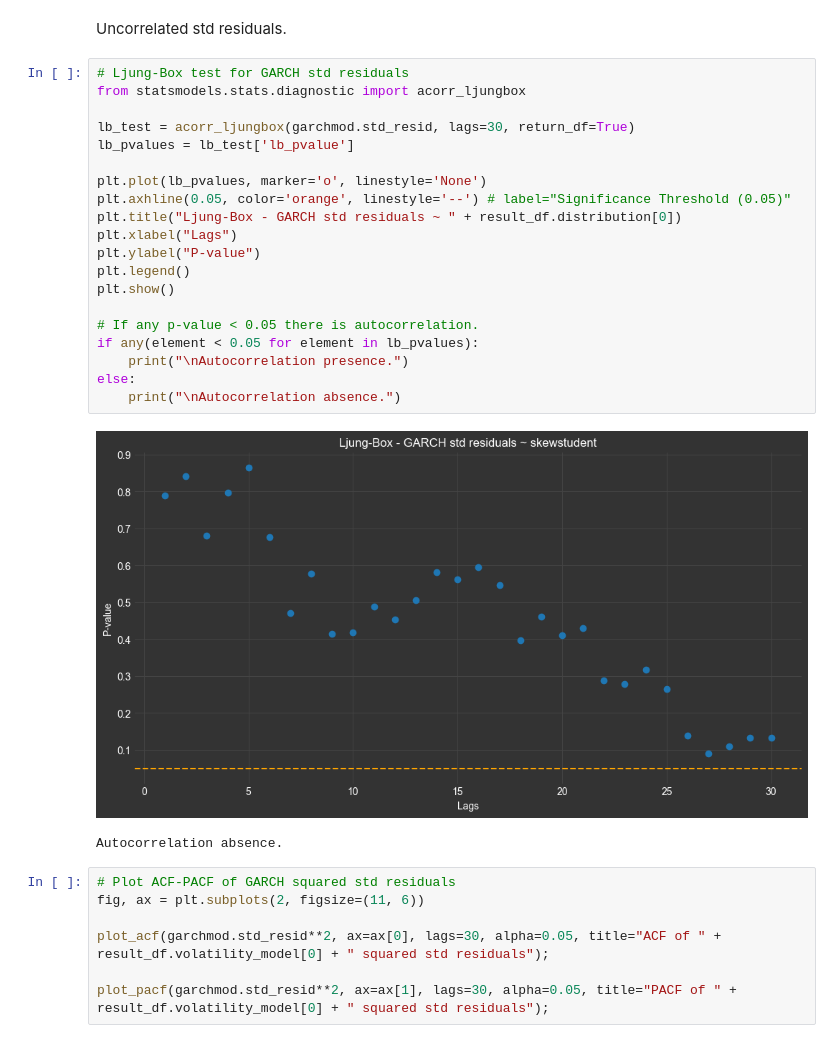
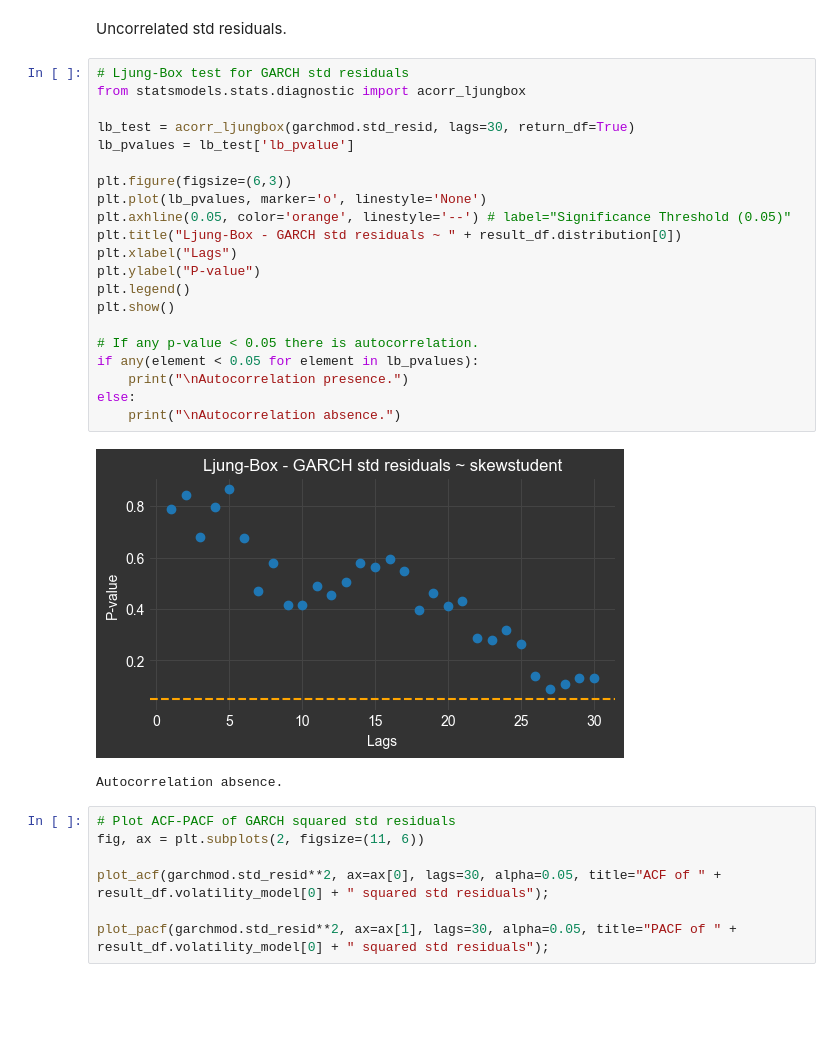
Before and after one commit to konstantinosandrianos/skills-introduction-to-github, a Jupyter notebook: test_0_latest.ipynb, the cells around one changed output. Saved outputs shown, nothing was run; the diff lists cells and outputs as text; blank space fills up the shorter version.

```diff
--- a/test_0_latest.ipynb
+++ b/test_0_latest.ipynb
@@ -399,25 +399,26 @@ Uncorrelated std residuals.
 # %%
 # Ljung-Box test for GARCH std residuals
 from statsmodels.stats.diagnostic import acorr_ljungbox
 
 lb_test = acorr_ljungbox(garchmod.std_resid, lags=30, return_df=True)
 lb_pvalues = lb_test['lb_pvalue']
 
+plt.figure(figsize=(6,3))
 plt.plot(lb_pvalues, marker='o', linestyle='None')
 plt.axhline(0.05, color='orange', linestyle='--') # label="Significance Threshold (0.05)"
 plt.title("Ljung-Box - GARCH std residuals ~ " + result_df.distribution[0])
 plt.xlabel("Lags")
 plt.ylabel("P-value")
 plt.legend()
 plt.show()
 
 # If any p-value < 0.05 there is autocorrelation.
 if any(element < 0.05 for element in lb_pvalues):
     print("\nAutocorrelation presence.")
 else:
     print("\nAutocorrelation absence.")
 # %% [output]
-[figure, old version]
+[figure, new version]
 Autocorrelation absence.
 # %%
 # Plot ACF-PACF of GARCH squared std residuals
```
Also changed, not shown: parts of 3 cells of this notebook.
